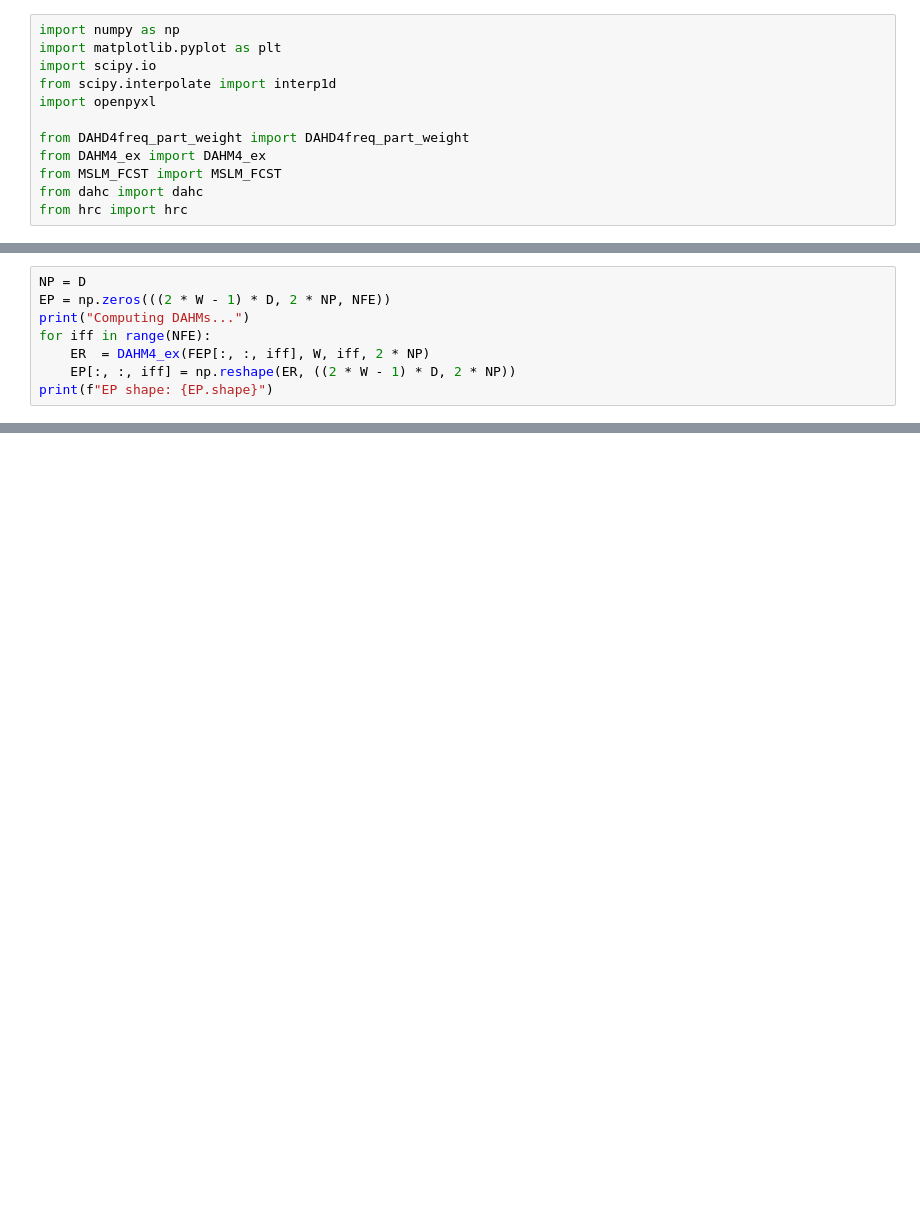
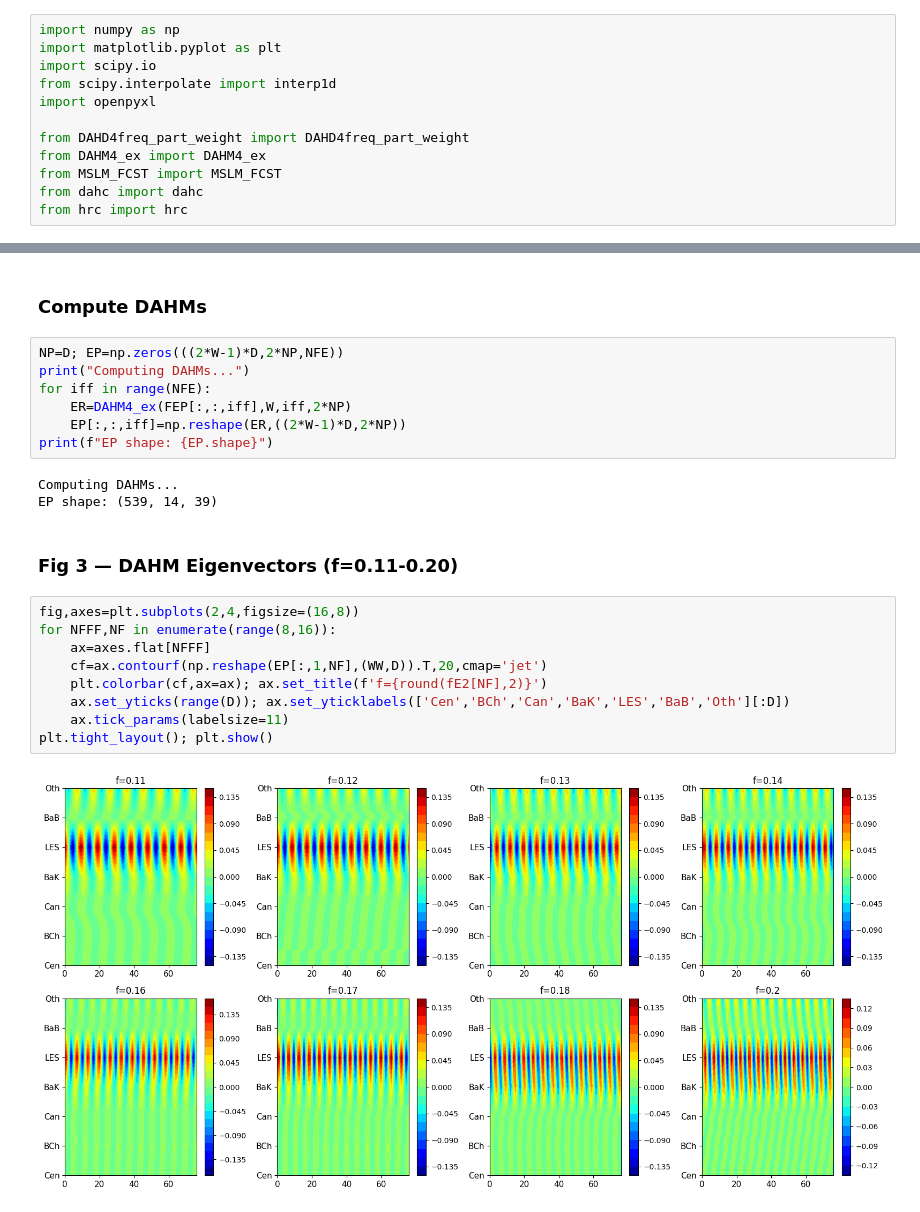
Before and after one commit to euvrain/DAHD4, a Jupyter notebook: runMSLM_ice.ipynb, the cells around one changed output, grey strips where cells are left out. Saved outputs shown, nothing was run; the diff lists cells and outputs as text; blank space fills up the shorter version.

```diff
--- a/runMSLM_ice.ipynb
+++ b/runMSLM_ice.ipynb
@@ -224,8 +30,0 @@ Running DAHD spectral analysis...
-# %%
-NP = D
-EP = np.zeros(((2 * W - 1) * D, 2 * NP, NFE))
-print("Computing DAHMs...")
-for iff in range(NFE):
-    ER  = DAHM4_ex(FEP[:, :, iff], W, iff, 2 * NP)
-    EP[:, :, iff] = np.reshape(ER, ((2 * W - 1) * D, 2 * NP))
-print(f"EP shape: {EP.shape}")
@@ -493,0 +212,25 @@ SeptSIE (Mkm2): 15.1174
+# %% [markdown]
+### Compute DAHMs
+# %%
+NP=D; EP=np.zeros(((2*W-1)*D,2*NP,NFE))
+print("Computing DAHMs...")
+for iff in range(NFE):
+    ER=DAHM4_ex(FEP[:,:,iff],W,iff,2*NP)
+    EP[:,:,iff]=np.reshape(ER,((2*W-1)*D,2*NP))
+print(f"EP shape: {EP.shape}")
+# %% [output]
+Computing DAHMs...
+EP shape: (539, 14, 39)
+# %% [markdown]
+### Fig 3 — DAHM Eigenvectors (f=0.11-0.20)
+# %%
+fig,axes=plt.subplots(2,4,figsize=(16,8))
+for NFFF,NF in enumerate(range(8,16)):
+    ax=axes.flat[NFFF]
+    cf=ax.contourf(np.reshape(EP[:,1,NF],(WW,D)).T,20,cmap='jet')
+    plt.colorbar(cf,ax=ax); ax.set_title(f'f={round(fE2[NF],2)}')
+    ax.set_yticks(range(D)); ax.set_yticklabels(['Cen','BCh','Can','BaK','LES','BaB','Oth'][:D])
+    ax.tick_params(labelsize=11)
+plt.tight_layout(); plt.show()
+# %% [output]
+[figure, added]
```
Also changed, not shown: parts of 53 cells of this notebook, 13 other files.
